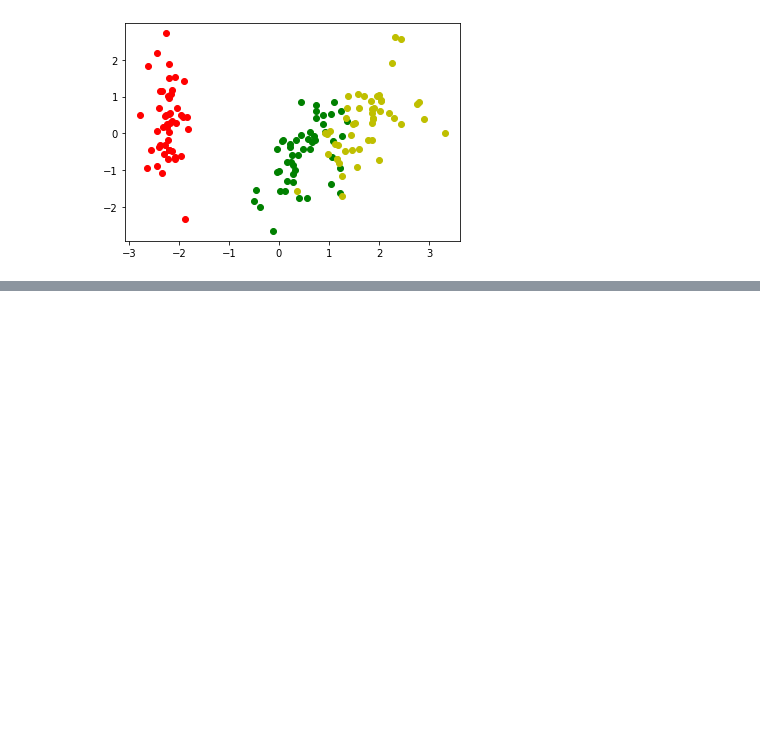
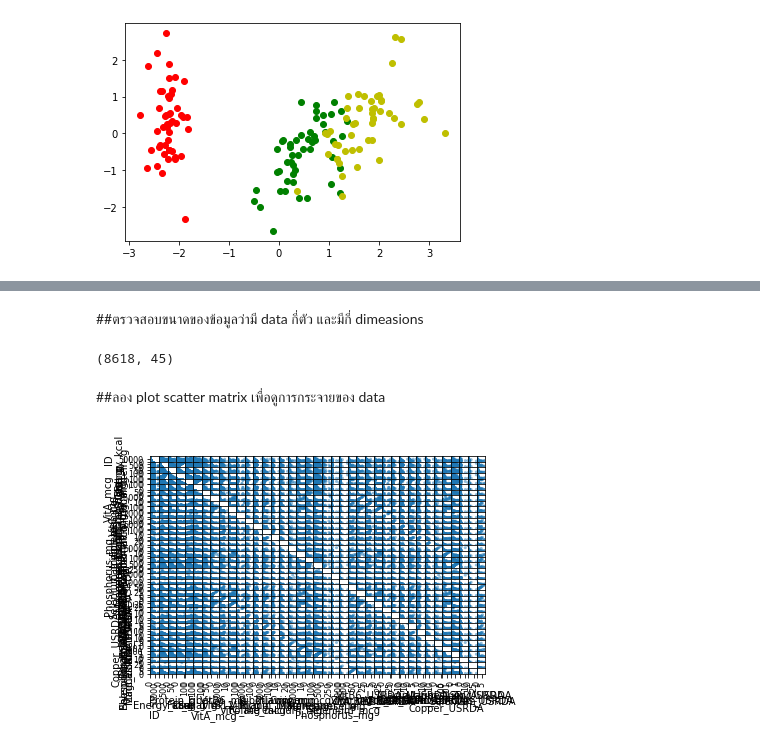
Before and after one commit to nichakornchaisuwan/multivariaet, a Jupyter notebook: Chapter_3_PCA.ipynb, the cells around one changed output, grey strips where cells are left out. Drawn from its saved outputs; the diff is of its cells as text; code cells hidden in the pictures; blank space fills up the shorter version.

```diff
--- a/Chapter_3_PCA.ipynb
+++ b/Chapter_3_PCA.ipynb
@@ -422,0 +427,3 @@ plt.plot(new_pca[100:,0],new_pca[100:,1],'oy')
+# %%
+data = pd.read_csv('/content/nndb_flat.csv')
+data
@@ -422,0 +444,12 @@ plt.plot(new_pca[100:,0],new_pca[100:,1],'oy')
+# %% [markdown]
+##ตรวจสอบขนาดของข้อมูลว่ามี data กี่ตัว และมีกี่ dimeasions
+# %%
+data.shape
+# %% [output]
+(8618, 45)
+# %% [markdown]
+##ลอง plot scatter matrix เพื่อดูการกระจายของ data
+# %%
+pd.plotting.scatter_matrix(data);
+# %% [output]
+[figure, added]
```
Also changed, not shown: parts of 19 cells of this notebook.
